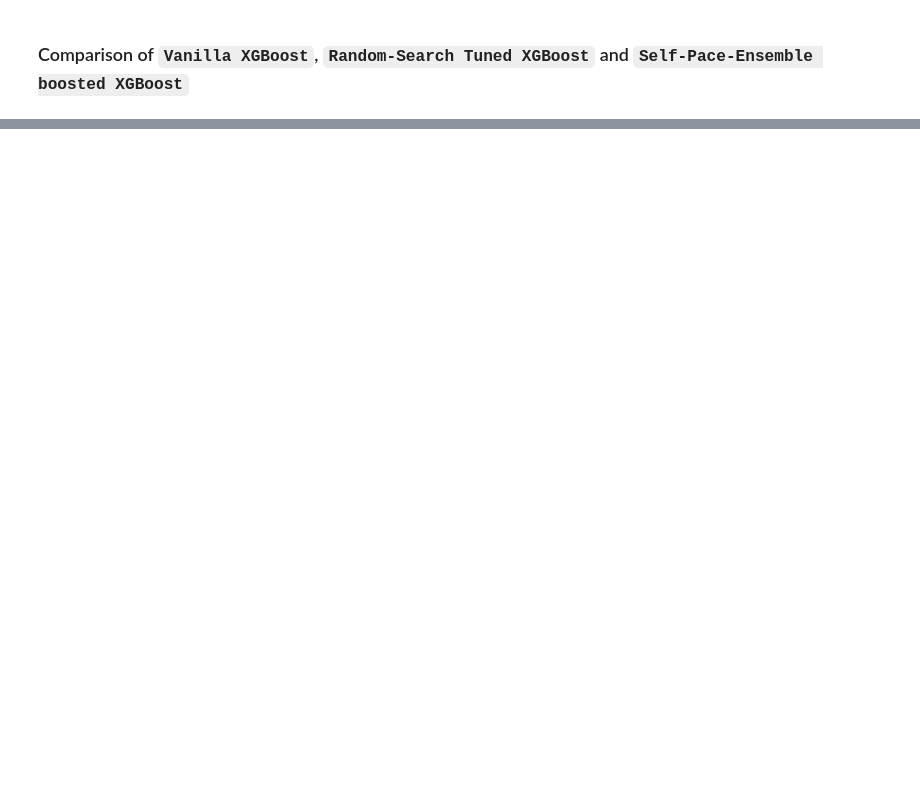
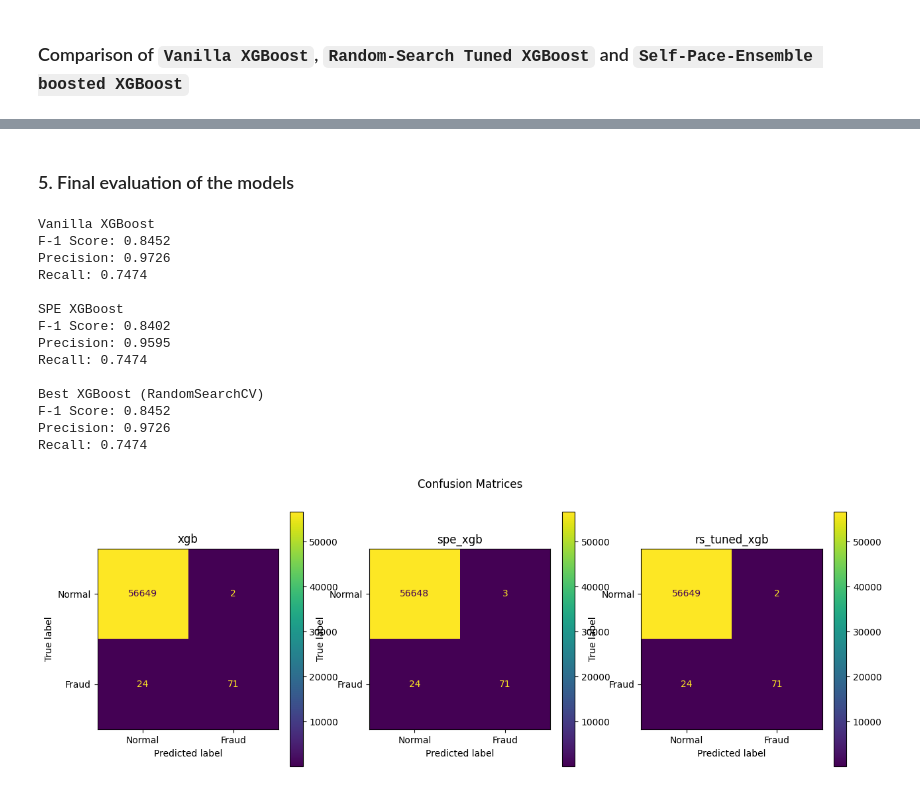
Before and after one commit to markushaug/acr-25, a Jupyter notebook: models/CC_XGB.ipynb, the cells around one changed output, grey strips where cells are left out. Saved outputs shown, nothing was run; the diff lists cells and outputs as text; code cells hidden in the pictures; blank space fills up the shorter version.

```diff
--- a/models/CC_XGB.ipynb
+++ b/models/CC_XGB.ipynb
@@ -266,8 +172,0 @@ SPE-Boosted XGBoost and RandomizedSearchCV XGBoost do not have significantly dif
-# %%
-## Confusion matrix for best model
-y_pred = best_model.predict(X_test)
-
-# Confusion matrix
-cm = confusion_matrix(y_test, y_pred)
-disp = ConfusionMatrixDisplay(confusion_matrix=cm, display_labels=['Normal', 'Fraud'])
-disp.plot()
@@ -276,0 +252,9 @@ disp.plot()
+# %%
+# train vanilla xgb
+vanilla_xgb_pipeline.fit(X_train, y_train)
+
+# train spe xgb
+spe_boosted_xgb_pipeline.fit(X_train, y_train)
+
+# retrain best xgb model on full training set
+best_xgb_model.fit(X_train, y_train)
@@ -276,0 +278,52 @@ disp.plot()
+# %% [markdown]
+### 5. Final evaluation of the models
+# %%
+# evaluate each model now on test set on f1, prec, recall and plot confusion matrix for each
+
+# Vanilla XGBoost
+y_test_pred = vanilla_xgb_pipeline.predict(X_test)
+print("Vanilla XGBoost")
+print(f"F-1 Score: {f1_score(y_test, y_test_pred):.4f}")
+print(f"Precision: {precision_score(y_test, y_test_pred):.4f}")
+print(f"Recall: {recall_score(y_test, y_test_pred):.4f}")
+
+# SPE XGBoost
+y_test_pred = spe_boosted_xgb_pipeline.predict(X_test)
+print("\nSPE XGBoost")
+print(f"F-1 Score: {f1_score(y_test, y_test_pred):.4f}")
+print(f"Precision: {precision_score(y_test, y_test_pred):.4f}")
+print(f"Recall: {recall_score(y_test, y_test_pred):.4f}")
+
+# Best XGBoost
+y_test_pred = best_xgb_model.predict(X_test)
+print("\nBest XGBoost (RandomSearchCV)")
+print(f"F-1 Score: {f1_score(y_test, y_test_pred):.4f}")
+print(f"Precision: {precision_score(y_test, y_test_pred):.4f}")
+print(f"Recall: {recall_score(y_test, y_test_pred):.4f}")
+
+# Plot confusion matrix for each model
+fig, axs = plt.subplots(1, 3, figsize=(15, 5))
+fig.suptitle("Confusion Matrices")
+for i, model in enumerate([vanilla_xgb_pipeline, spe_boosted_xgb_pipeline, best_xgb_model]):
+	y_test_pred = model.predict(X_test)
+	cm = confusion_matrix(y_test, y_test_pred)
+	disp = ConfusionMatrixDisplay(confusion_matrix=cm, display_labels=["Normal", "Fraud"])
+	disp.plot(ax=axs[i])
+	axs[i].set_title(model.steps[0][0])
+plt.show()
+# %% [output]
+Vanilla XGBoost
+F-1 Score: 0.8452
+Precision: 0.9726
+Recall: 0.7474
+
+SPE XGBoost
+F-1 Score: 0.8402
+Precision: 0.9595
+Recall: 0.7474
+
+Best XGBoost (RandomSearchCV)
+F-1 Score: 0.8452
+Precision: 0.9726
+Recall: 0.7474
+[figure, added]
```
Also changed, not shown: parts of 22 cells of this notebook, 3 other files.
